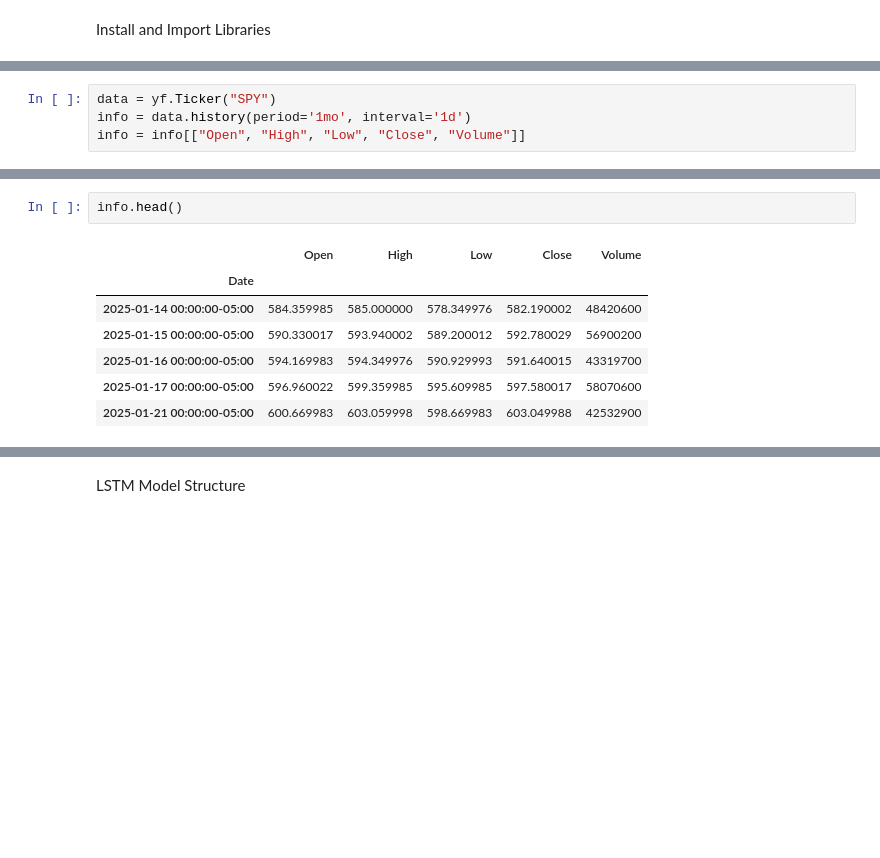
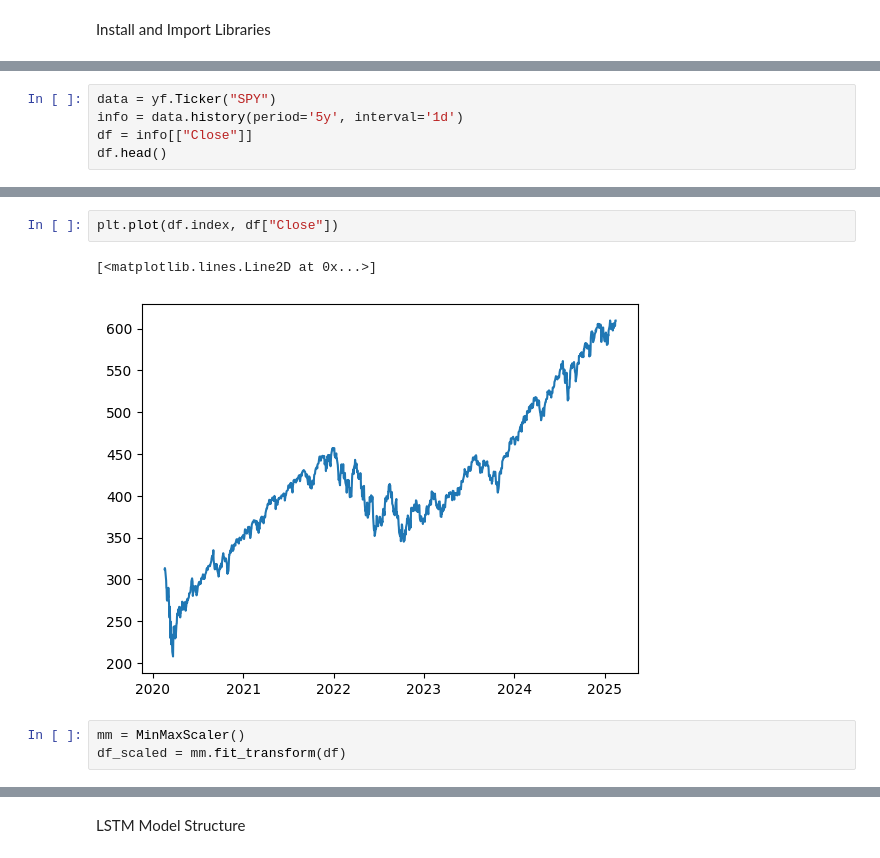
Before and after one commit to oskip0906/Stock_Prediction_Model, a Jupyter notebook: experiment.ipynb, the cells around one changed output, grey strips where cells are left out. Drawn from its saved outputs; the diff is of its cells as text; blank space fills up the shorter version.

```diff
--- a/experiment.ipynb
+++ b/experiment.ipynb
@@ -41,4 +43,5 @@ Yfinance API test
 # %%
 data = yf.Ticker("SPY")
-info = data.history(period='1mo', interval='1d')
-info = info[["Open", "High", "Low", "Close", "Volume"]]
+info = data.history(period='5y', interval='1d')
+df = info[["Close"]]
+df.head()
@@ -45,10 +56,8 @@ info = info[["Open", "High", "Low", "Close", "Volume"]]
-# %%
-info.head()
-# %% [output]
-|  | Open | High | Low | Close | Volume |
-| Date |  |  |  |  |  |
-| 2025-01-14 00:00:00-05:00 | 584.359985 | 585.000000 | 578.349976 | 582.190002 | 48420600 |
-| 2025-01-15 00:00:00-05:00 | 590.330017 | 593.940002 | 589.200012 | 592.780029 | 56900200 |
-| 2025-01-16 00:00:00-05:00 | 594.169983 | 594.349976 | 590.929993 | 591.640015 | 43319700 |
-| 2025-01-17 00:00:00-05:00 | 596.960022 | 599.359985 | 595.609985 | 597.580017 | 58070600 |
-| 2025-01-21 00:00:00-05:00 | 600.669983 | 603.059998 | 598.669983 | 603.049988 | 42532900 |
+# %%
+plt.plot(df.index, df["Close"])
+# %% [output]
+[<matplotlib.lines.Line2D at 0x...>]
+[figure, added]
+# %%
+mm = MinMaxScaler()
+df_scaled = mm.fit_transform(df)
```
Also changed, not shown: parts of 15 cells of this notebook.
